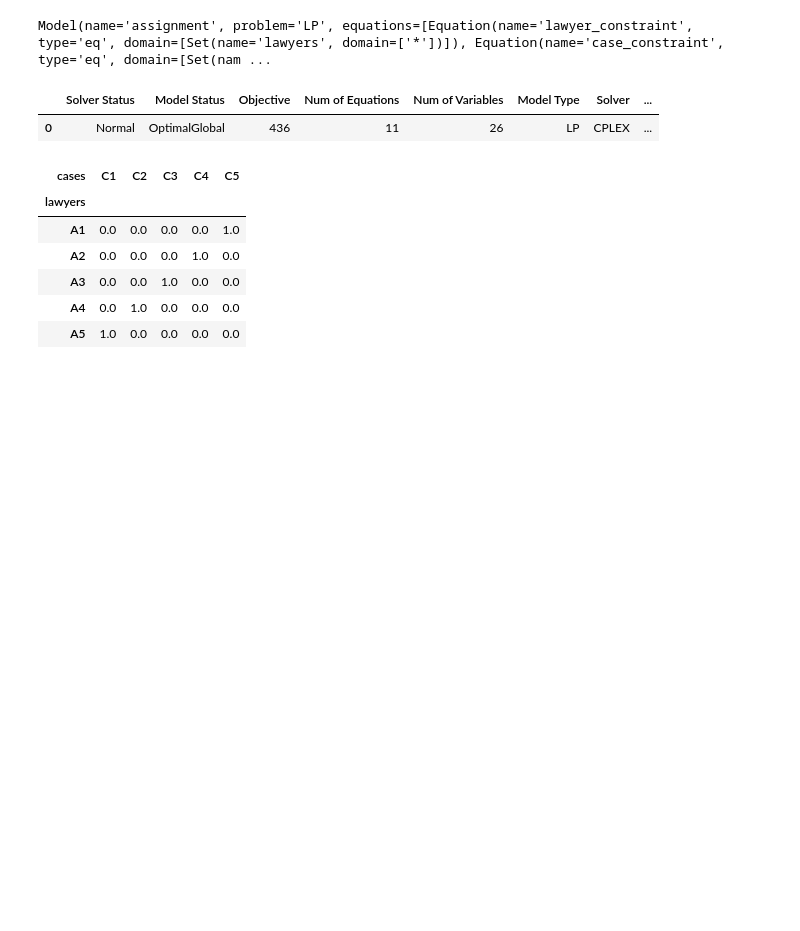
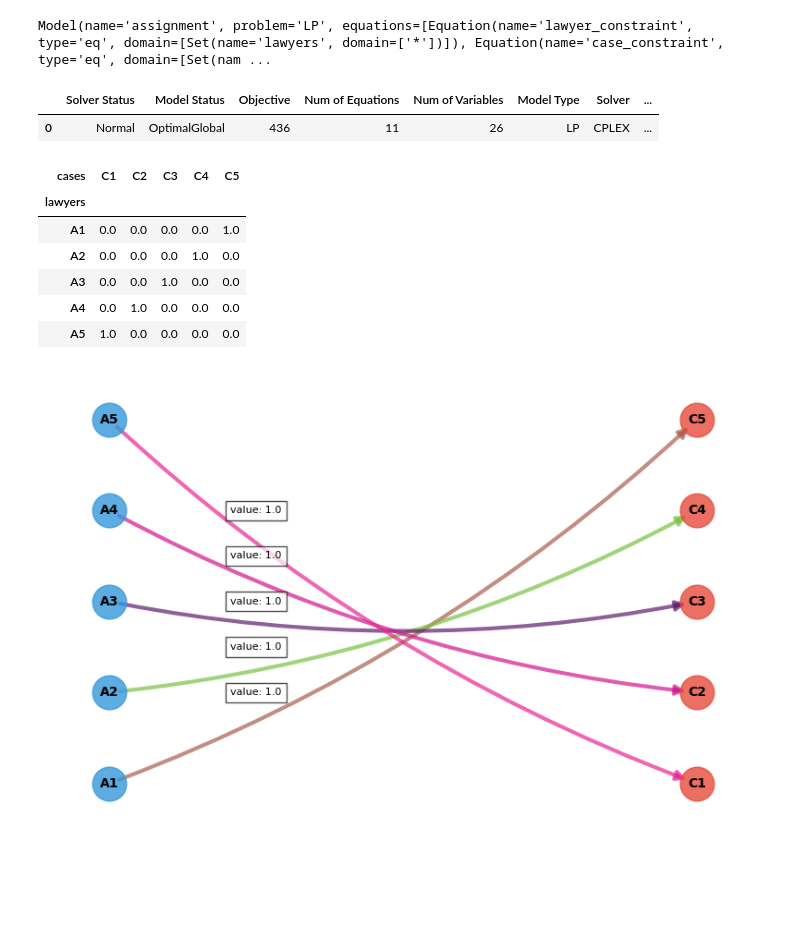
Before and after one commit to MauroGonzalez51/gamspy, a Jupyter notebook: assignment.ipynb, the cells around one changed output. Saved outputs shown, nothing was run; the diff lists cells and outputs as text; code cells hidden in the pictures; blank space fills up the shorter version.

```diff
--- a/assignment.ipynb
+++ b/assignment.ipynb
@@ -223,3 +236,14 @@ x.records.pivot(index='lawyers', columns='cases', values='level')
 | A3 | 0.0 | 0.0 | 1.0 | 0.0 | 0.0 |
 | A4 | 0.0 | 1.0 | 0.0 | 0.0 | 0.0 |
 | A5 | 1.0 | 0.0 | 0.0 | 0.0 | 0.0 |
+# %%
+fig, ax = visualize(
+    data=x.records,
+    index='lawyers',
+    columns='cases',
+    values='level',
+    figsize=(8, 6)
+)
+plt.show()
+# %% [output]
+[figure, added]
```
Also changed, not shown: parts of 2 cells of this notebook.
